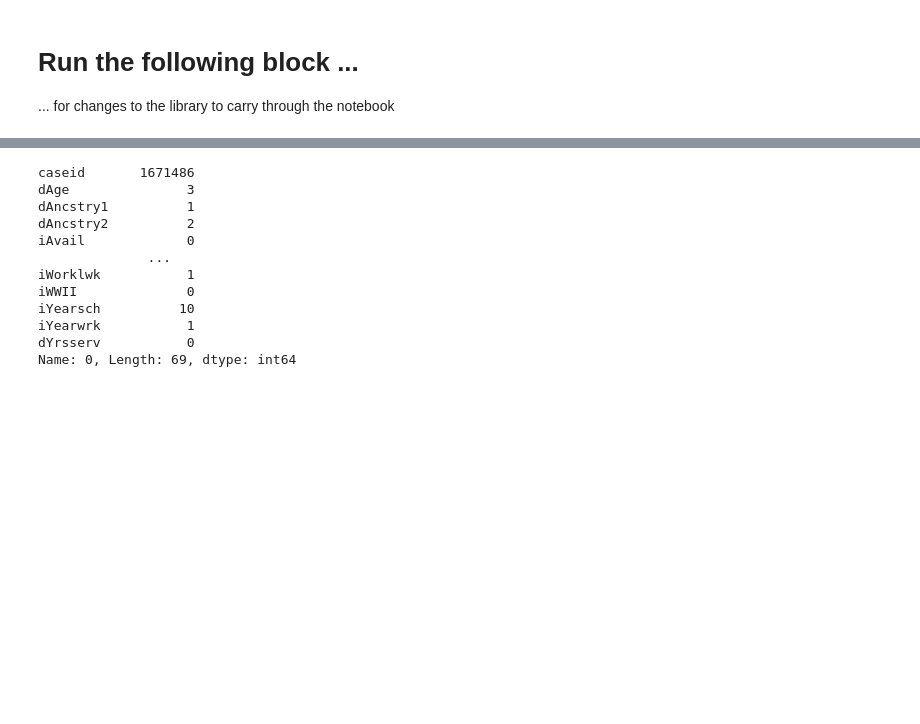
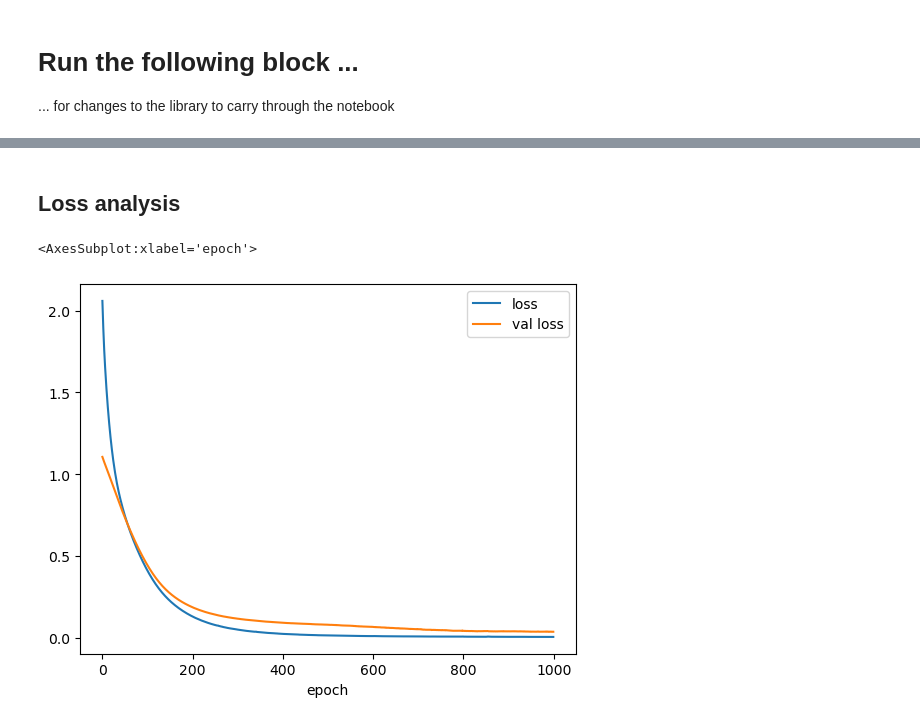
Before and after one commit to AlexSutila/CSE-467-Research-Project, a Jupyter notebook: Untitled.ipynb, the cells around one changed output, grey strips where cells are left out. Drawn from its saved outputs; the diff is of its cells as text; code cells hidden in the pictures; blank space fills up the shorter version.

```diff
--- a/Untitled.ipynb
+++ b/Untitled.ipynb
@@ -47,6 +28,6 @@ print(max_val)
 # %%
 scaler = MinMaxScaler()
-scaler.fit(df_1_first50)
-normalized_50 = scaler.transform(df_1_first50)
-normalized_50 = pd.DataFrame(normalized_50,columns=df_1_first50.columns)
-normalized_50
+scaler.fit(df_1_first_64)
+
+normalized_64 = scaler.transform(df_1_first_64)
+normalized_64 = pd.DataFrame(normalized_64,columns=df_1_first_64.columns)
@@ -65,12 +36,12 @@ tf.Tensor(
 # %%
-input_size = 68
-batch_size = 50
-hidden_size = 20
-model = vae(data_50,input_size,batch_size,hidden_size).get()
+data_64 = tf.convert_to_tensor(normalized_64)
+input_size, batch_size, hidden_size = 10, len(df_1_first_64), 64
+
+model = vae(data_64,input_size,batch_size,hidden_size).get()
 model.compile(loss="mean_squared_error",optimizer="adam")
 
 history = model.fit(
-    data_50, data_50, shuffle=True, epochs=1000, batch_size=50, validation_split=0.2
+    data_64, data_64, shuffle=True, epochs=1000, batch_size=batch_size, validation_split=0.2
 ).history
 # %% [output]
 Epoch 1/1000
@@ -93,10 +63,0 @@ Epoch 1000/1000
-# %%
-model.predict(data_50)[0,:]
-data_2 = model.predict(data_50)[0,:]
-help = list()
-shit = df_1_first50.max(axis=0).tolist()[1:]
-fuck = df_1_first50.min(axis=0).tolist()[1:]
-
-for i in range(68):
-    help.append((data_2[i]*(shit[i]-fuck[i])+shit[i]))
-help
@@ -167,4 +63,0 @@ _________________________________________________________________
-# %%
-history = model.fit(
-    df_1, df_1, shuffle=True, epochs=50, batch_size=20, validation_split=0.2
-).history
@@ -197,15 +64,12 @@ array([ 4.3079805e+00,  1.1187795e+00,  1.5813105e+00, -1.6750999e-01,
-# %%
-df_1.iloc[0, :]
-# %% [output]
-caseid       1671486
-dAge               3
-dAncstry1          1
-dAncstry2          2
-iAvail             0
-              ...
-iWorklwk           1
-iWWII              0
-iYearsch          10
-iYearwrk           1
-dYrsserv           0
-Name: 0, Length: 69, dtype: int64
+# %% [markdown]
+## Loss analysis
+# %%
+plot_df = pd.DataFrame({
+    'epoch' : [i for i in range(1000)],
+    'loss' : history['loss'],
+    'val loss' : history['val_loss']
+})
+plot_df.plot(kind='line', x='epoch')
+# %% [output]
+<AxesSubplot:xlabel='epoch'>
+[figure, added]
```
Also changed, not shown: parts of 20 cells of this notebook.
